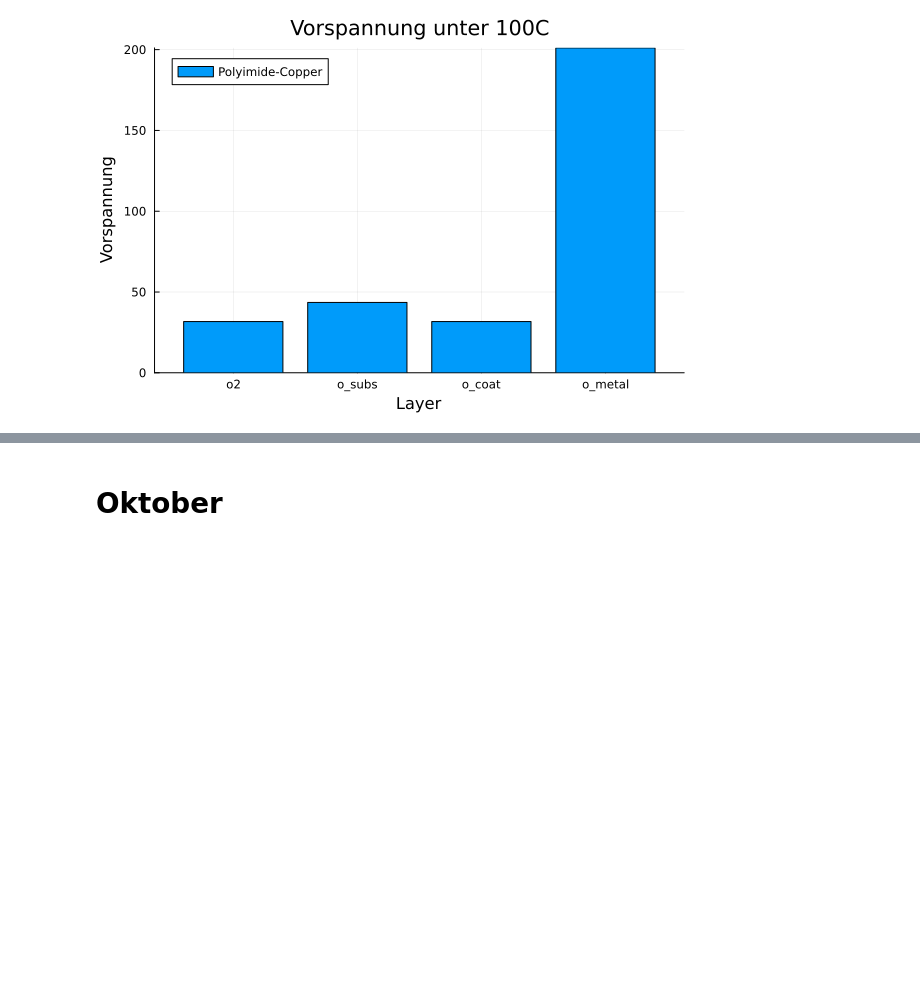
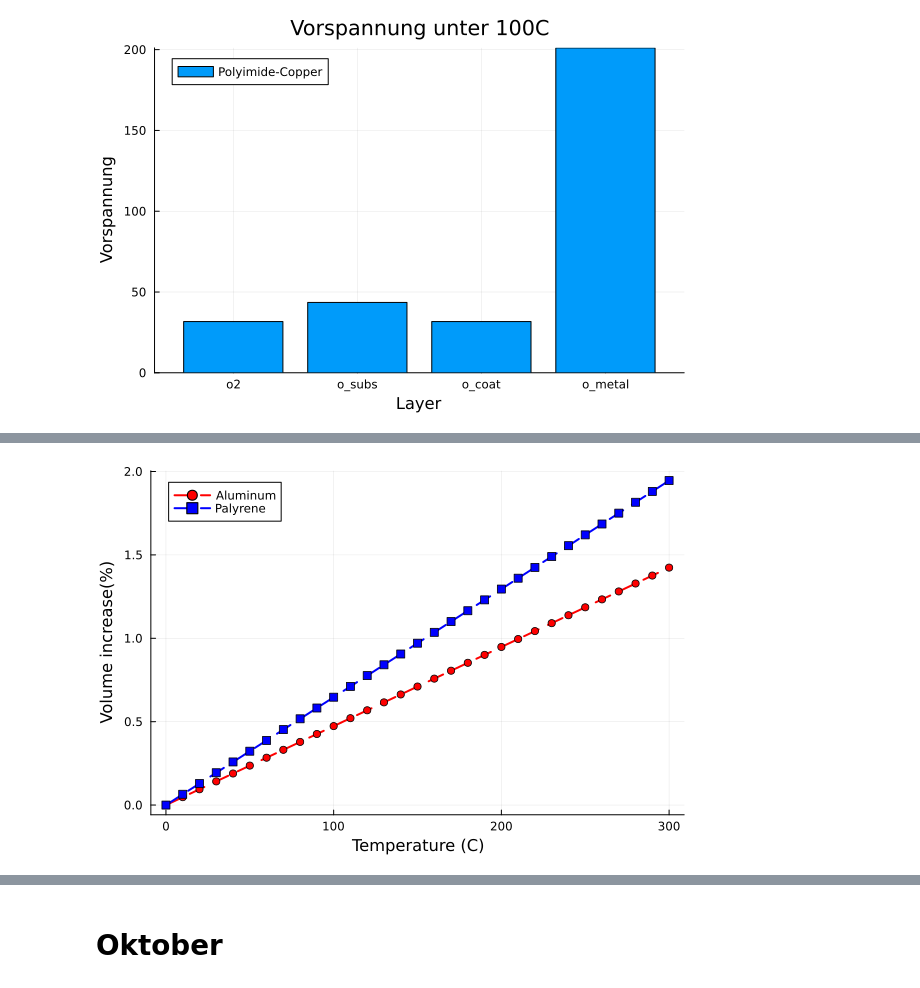
Before and after one commit to pandamec/Rini, a Jupyter notebook: entwicklung/verlauf.ipynb, the cells around one changed output, grey strips where cells are left out. Saved outputs shown, nothing was run; the diff lists cells and outputs as text; code cells hidden in the pictures; blank space fills up the shorter version.

```diff
--- a/entwicklung/verlauf.ipynb
+++ b/entwicklung/verlauf.ipynb
@@ -531,0 +532,80 @@ bar(column_names, PI, label = "Polyimide-Copper", title = "Vorspannung unter 100
+# %%
+###### Cylindrical via ############
+
+
+## Materials
+
+#Parylene
+Ep=2800
+vp=0.4
+alphap=35*10^(-6)
+
+#Aluminum
+Eal=70000
+val=0.33
+alphaal=23.6*10^(-6)
+
+
+## Equations
+
+## Verformung
+u_m,u_s, u_s2 =symbols("u_m u_s u_s2")
+
+## Spannung
+p=symbols("p")
+
+## Layers
+
+v_m,v_s          = val, vp
+E_m,E_s          = Eal, Ep
+alpha_m, alpha_s = alphaal,alphap
+
+## Geometrie
+
+r_m , r_s  = 0.030 , 0.035
+l = 10
+
+## Load
+
+deltaTRange=range(0, 300, step=10)
+sigma=[]
+dr=[]
+dvm=[]
+dvs=[]
+
+vm0  = (pi*l)*(r_m^2)
+vs0  = (pi*l)*(r_s^2-r_m^2)
+
+for deltaT in deltaTRange
+
+    ## Kompatibilität
+
+    eq1 = u_s - ((1-v_s)/E_s)*((-p*r_m^2)/(r_s^2-r_m^2))*r_m+(((1+v_s)/E_s)*(r_m^2*r_s^2)/r_m)*(p/(r_s^2-r_m^2)) - r_m*alpha_s*deltaT
+    eq2 = u_m - ((1-v_m)/E_m)*((+p*r_m^2)/(r_m^2))*r_m - r_m*alpha_m*deltaT
+    eq3 = u_s  - u_m
+    eq4 = u_s2 - ((1-v_s)/E_s)*(-p*r_m^2)/(r_s^2-r_m^2)*r_s+(((1+v_s)/E_s)*(r_m^2*r_s^2)/r_s)*(p/(r_s^2-r_m^2)) - r_s*alpha_s*deltaT
+
+    ## solve
+    sol=solve([eq1,eq2,eq3,eq4],
+              [u_s,u_s2,u_m,p])
+    sol
+    dvm_i = (pi*l)*((r_m+sol[u_m])^2-r_m^2)
+    dvs_i = (pi*l)*(((r_s+sol[u_s2])^2-(r_m+sol[u_s])^2)-(r_s^2-r_m^2))
+
+    push!(sigma, sol[p])
+    push!(dr,  sol[u_m])
+    push!(dvm, dvm_i)
+    push!(dvs, dvs_i)
+
+end
+
+FigThermal1=plot()
+FigThermal2=plot()
+FigThermal3=plot()
+
+plot!(FigThermal1, deltaTRange, dr*1000,    label="u (um)" , lw=2, linestyle=:dash, color=:blue, marker=:square)
+plot!(FigThermal2, deltaTRange, sigma, label="Palyrene-Aluminum"       ,  xlabel="Temperature (C)", ylabel="Vorspannung(MPa)", lw=2, linestyle=:dash, color=:black, marker=:square)
+plot!(FigThermal3, deltaTRange, (dvm/vm0)*100,    label="Aluminum"     ,  xlabel="Temperature (C)", ylabel="Volume increase(%)", lw=2, linestyle=:dash, color=:red, marker=:circle)
+plot!(FigThermal3, deltaTRange, (dvs/vs0)*100,    label="Palyrene"     ,  xlabel="Temperature (C)", ylabel="Volume increase(%)",lw=2, linestyle=:dash, color=:blue, marker=:square)
+# %% [output]
+[figure, added]
```
Also changed, not shown: parts of 14 cells of this notebook.
